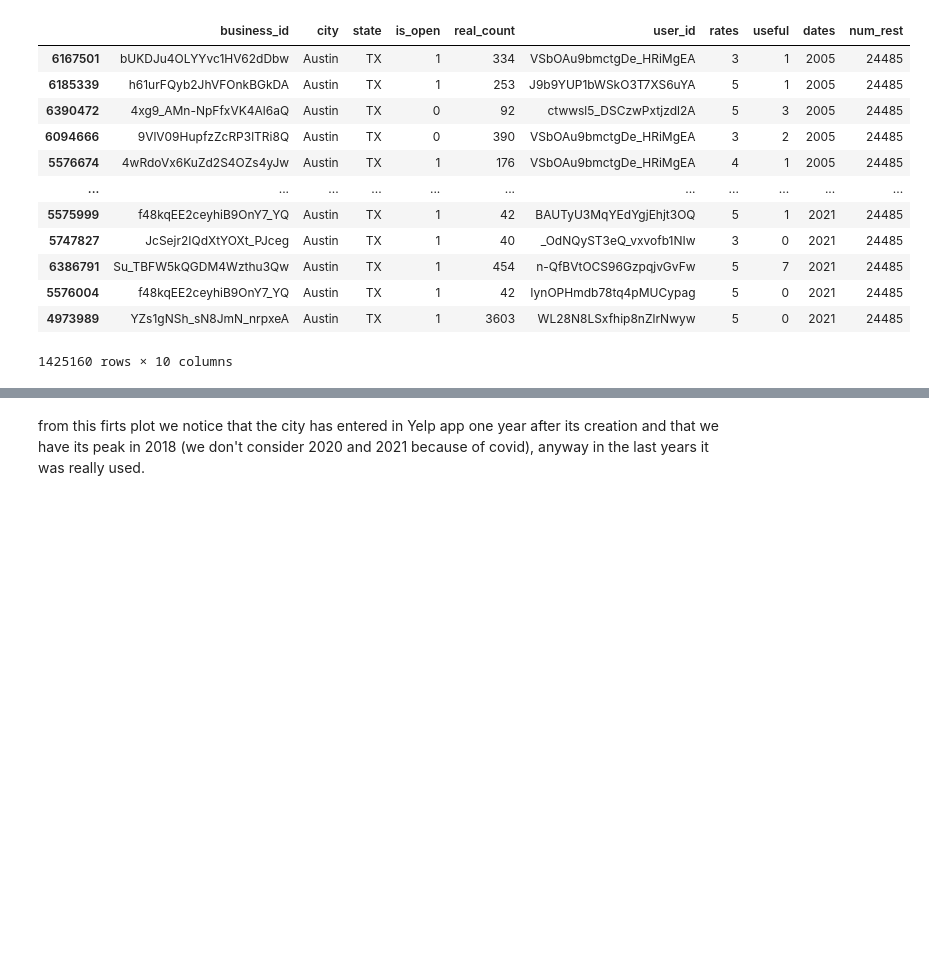
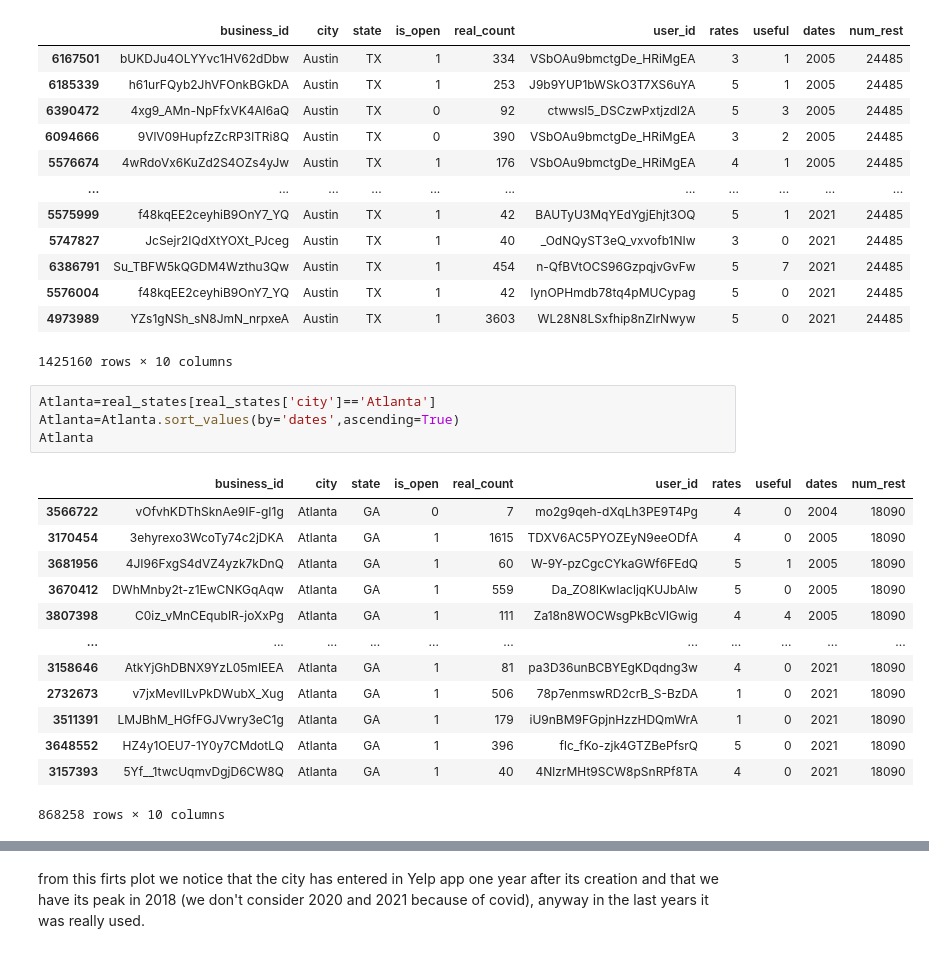
Before and after one commit to lucarossi9/Statistical-computation-project-2, a Jupyter notebook: time_space_analysis.ipynb, the cells around one changed output, grey strips where cells are left out. Cells and saved outputs as stored; diff of their text form; blank space fills up the shorter version.

```diff
--- a/time_space_analysis.ipynb
+++ b/time_space_analysis.ipynb
@@ -737,3 +741,21 @@ Austin
 | 5576004 | f48kqEE2ceyhiB9OnY7_YQ | Austin | TX | 1 | 42 | IynOPHmdb78tq4pMUCypag | 5 | 0 | 2021 | 24485 |
 | 4973989 | YZs1gNSh_sN8JmN_nrpxeA | Austin | TX | 1 | 3603 | WL28N8LSxfhip8nZlrNwyw | 5 | 0 | 2021 | 24485 |
 1425160 rows × 10 columns
+# %%
+Atlanta=real_states[real_states['city']=='Atlanta']
+Atlanta=Atlanta.sort_values(by='dates',ascending=True)
+Atlanta
+# %% [output]
+|  | business_id | city | state | is_open | real_count | user_id | rates | useful | dates | num_rest |
+| 3566722 | vOfvhKDThSknAe9IF-gI1g | Atlanta | GA | 0 | 7 | mo2g9qeh-dXqLh3PE9T4Pg | 4 | 0 | 2004 | 18090 |
+| 3170454 | 3ehyrexo3WcoTy74c2jDKA | Atlanta | GA | 1 | 1615 | TDXV6AC5PYOZEyN9eeODfA | 4 | 0 | 2005 | 18090 |
+| 3681956 | 4JI96FxgS4dVZ4yzk7kDnQ | Atlanta | GA | 1 | 60 | W-9Y-pzCgcCYkaGWf6FEdQ | 5 | 1 | 2005 | 18090 |
+| 3670412 | DWhMnby2t-z1EwCNKGqAqw | Atlanta | GA | 1 | 559 | Da_ZO8lKwIacljqKUJbAlw | 5 | 0 | 2005 | 18090 |
+| 3807398 | C0iz_vMnCEqubIR-joXxPg | Atlanta | GA | 1 | 111 | Za18n8WOCWsgPkBcVlGwig | 4 | 4 | 2005 | 18090 |
+| ... | ... | ... | ... | ... | ... | ... | ... | ... | ... | ... |
+| 3158646 | AtkYjGhDBNX9YzL05mIEEA | Atlanta | GA | 1 | 81 | pa3D36unBCBYEgKDqdng3w | 4 | 0 | 2021 | 18090 |
+| 2732673 | v7jxMevlILvPkDWubX_Xug | Atlanta | GA | 1 | 506 | 78p7enmswRD2crB_S-BzDA | 1 | 0 | 2021 | 18090 |
+| 3511391 | LMJBhM_HGfFGJVwry3eC1g | Atlanta | GA | 1 | 179 | iU9nBM9FGpjnHzzHDQmWrA | 1 | 0 | 2021 | 18090 |
+| 3648552 | HZ4y1OEU7-1Y0y7CMdotLQ | Atlanta | GA | 1 | 396 | flc_fKo-zjk4GTZBePfsrQ | 5 | 0 | 2021 | 18090 |
+| 3157393 | 5Yf__1twcUqmvDgjD6CW8Q | Atlanta | GA | 1 | 40 | 4NlzrMHt9SCW8pSnRPf8TA | 4 | 0 | 2021 | 18090 |
+868258 rows × 10 columns
```
Also changed, not shown: parts of 17 cells of this notebook.
